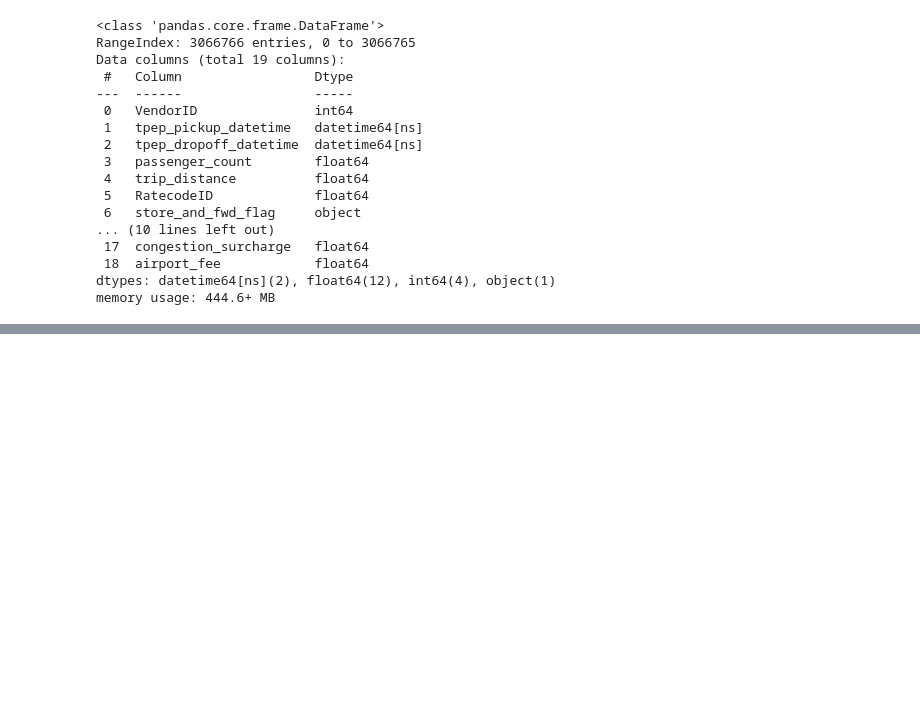
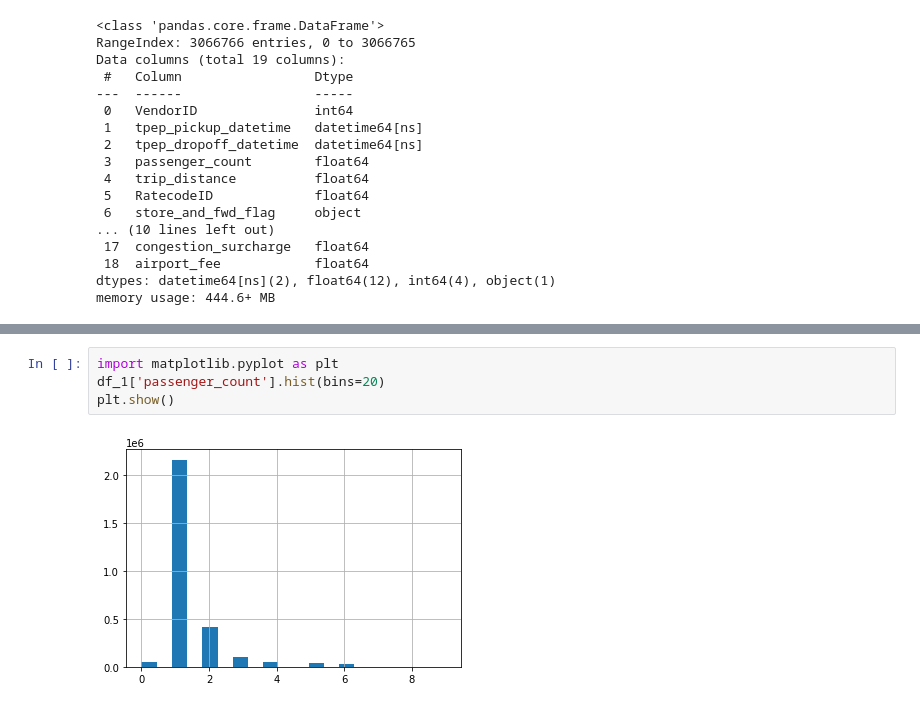
Before and after one commit to Rasheed-10/MLOps-ZOOMCAMP, a Jupyter notebook: homework.ipynb, the cells around one changed output, grey strips where cells are left out. Drawn from its saved outputs; the diff is of its cells as text; blank space fills up the shorter version.

```diff
--- a/homework.ipynb
+++ b/homework.ipynb
@@ -56,0 +176,6 @@ memory usage: 444.6+ MB
+# %%
+import matplotlib.pyplot as plt
+df_1['passenger_count'].hist(bins=20)
+plt.show()
+# %% [output]
+[figure, added]
```
Also changed, not shown: parts of 9 cells of this notebook.
